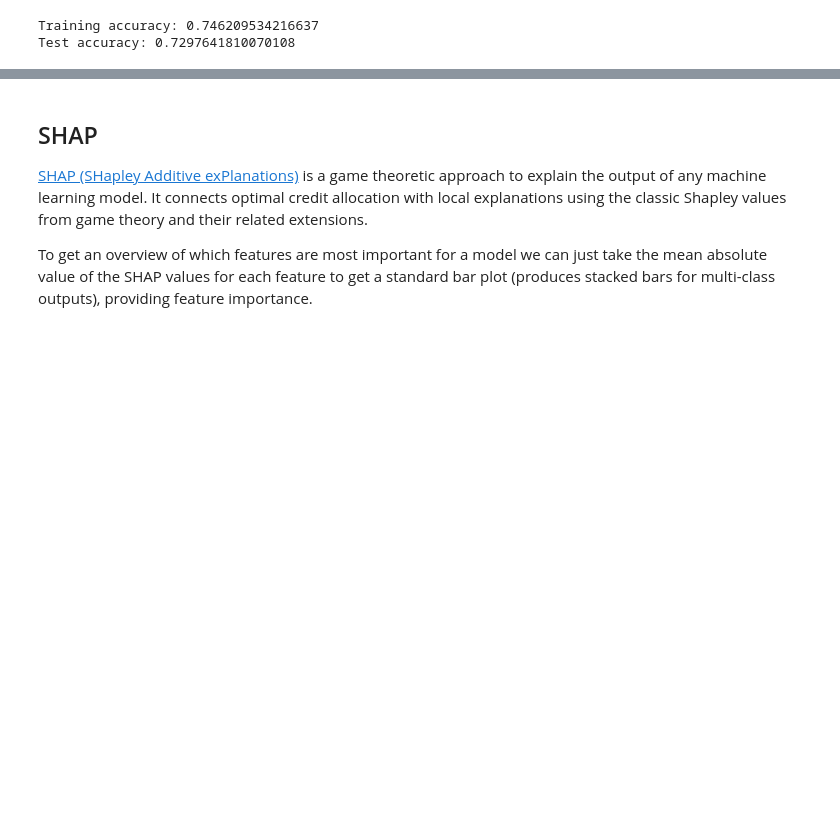
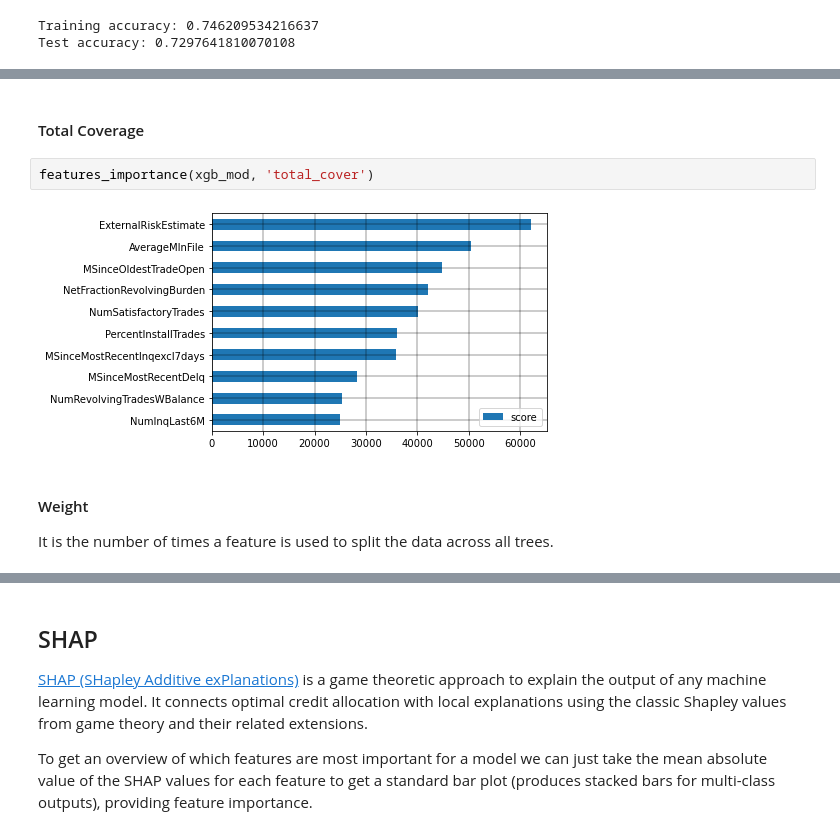
Before and after one commit to gianluigilopardo/HELOC-Credit-Approval, a Jupyter notebook: heloc.ipynb, the cells around one changed output, grey strips where cells are left out. Cells and saved outputs as stored; diff of their text form; blank space fills up the shorter version.

```diff
--- a/heloc.ipynb
+++ b/heloc.ipynb
@@ -126,0 +153,9 @@ plt.show()
+# %% [markdown]
+#### Total Coverage
+# %%
+features_importance(xgb_mod, 'total_cover')
+# %% [output]
+[figure, added]
+# %% [markdown]
+#### Weight
+It is the number of times a feature is used to split the data across all trees.
```
Also changed, not shown: parts of 14 cells of this notebook, 1 other file.
